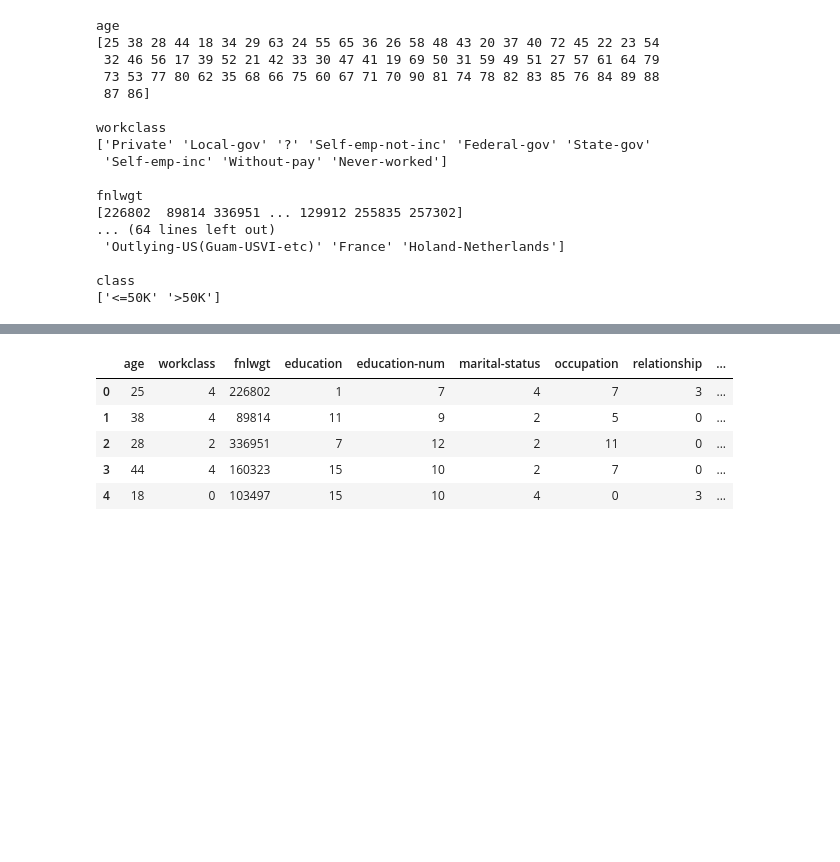
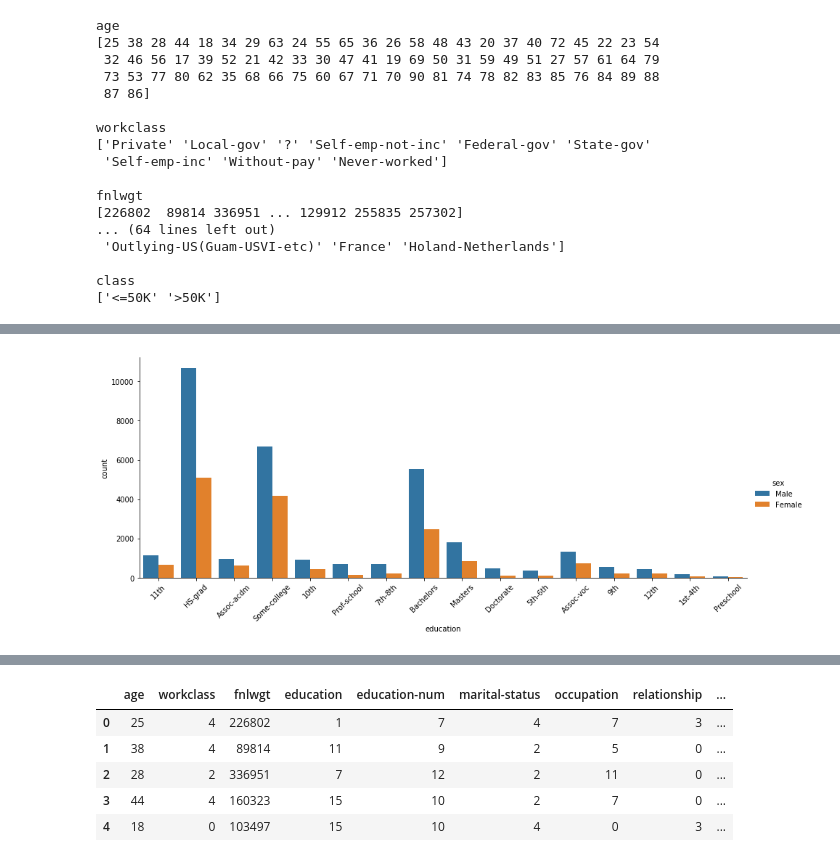
Before and after one commit to rahkeemg/Classification-Modeling, a Jupyter notebook: Untitled.ipynb, the cells around one changed output, grey strips where cells are left out. Saved outputs shown, nothing was run; the diff lists cells and outputs as text; code cells hidden in the pictures; blank space fills up the shorter version.

```diff
--- a/Untitled.ipynb
+++ b/Untitled.ipynb
@@ -114,0 +147,6 @@ class
+# %%
+sns.catplot(x='education', kind='count', hue='sex', data=data, aspect=2.5)
+plt.xticks(rotation=45)
+plt.show()
+# %% [output]
+[figure, added]
```
Also changed, not shown: parts of 22 cells of this notebook.
